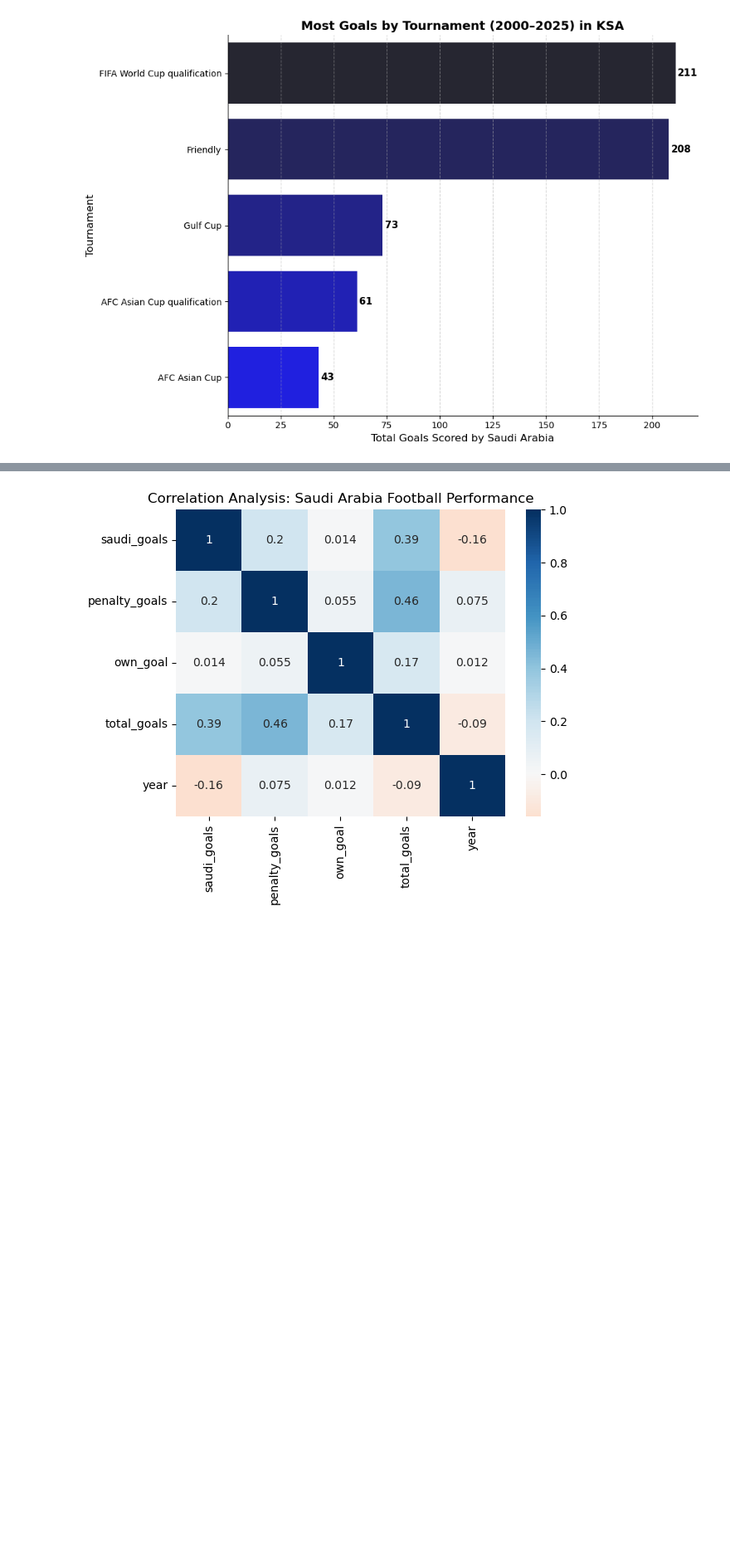
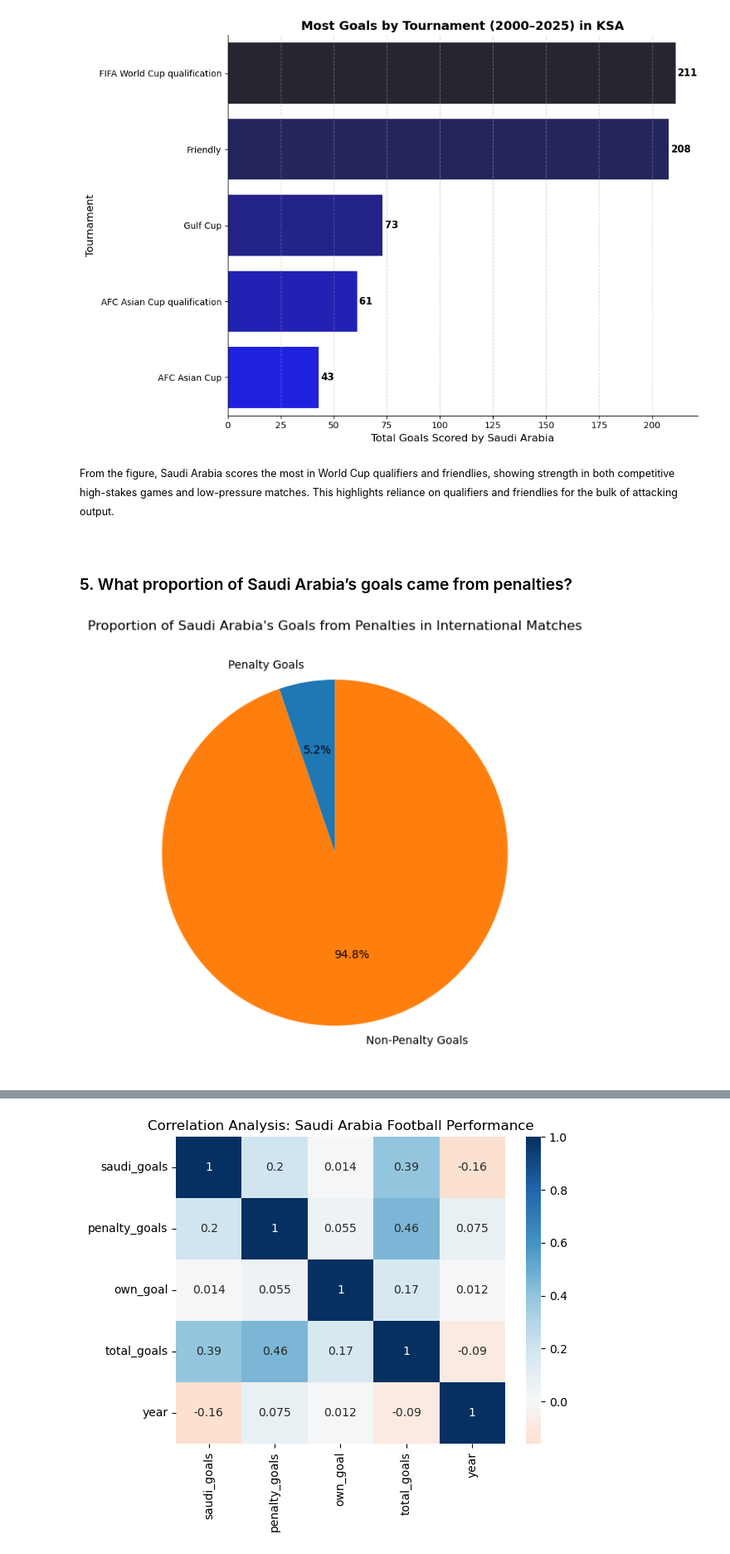
Before and after one commit to sagamohamedsaedaden-dotcom/df_food, a Jupyter notebook: football.ipynb, the cells around one changed output, grey strips where cells are left out. Shown at 83% size. Drawn from its saved outputs; the diff is of its cells as text; code cells hidden in the pictures; blank space fills up the shorter version.

```diff
--- a/football.ipynb
+++ b/football.ipynb
@@ -228,3 +311,42 @@ Passing `palette` without assigning `hue` is deprecated and will be removed in v
 
   sns.barplot(data=tournament_goals,x='saudi_goals',y='tournament',palette="dark:b")
 [figure]
+# %% [markdown]
+<small>From the figure,
+Saudi Arabia scores the most in World Cup qualifiers and friendlies, showing strength in both competitive high-stakes games and low-pressure matches.
+This highlights reliance on qualifiers and friendlies for the bulk of attacking output.
+</small>
+# %% [markdown]
+<small>
+</small>
+# %% [markdown]
+### 5. What proportion of Saudi Arabia’s goals came from penalties?
+# %%
+SA_matches=df_recent[
+(df_recent['home_team']==sa )|
+(df_recent['away_team'] == sa)
+]
+
+
+# Total penalty goals in Saudi Arabia matches
+total_penalties = SA_matches['penalty_goals'].sum()
+
+# calculates the total number of goals scored by Saudi Arabia
+total_goals =SA_matches.apply(
+lambda row:row['home_score'] if row['home_team']==sa else row['away_score'],
+axis=1
+).sum()
+
+# Non-penalty goals
+non_penalty_goals = total_goals - total_penalties
+
+# Labels and values for plotting
+labels= ['Penalty Goals', 'Non-Penalty Goals']
+values=[total_penalties, non_penalty_goals]
+
+plt.figure(figsize=(12,7))
+plt.pie(values,labels=labels,autopct='%1.1f%%', startangle=90)
+plt.title("Proportion of Saudi Arabia's Goals from Penalties in International Matches", fontsize=12)
+plt.show()
+# %% [output]
+[figure, added]
```
Also changed, not shown: parts of 23 cells of this notebook, 5 other files.
